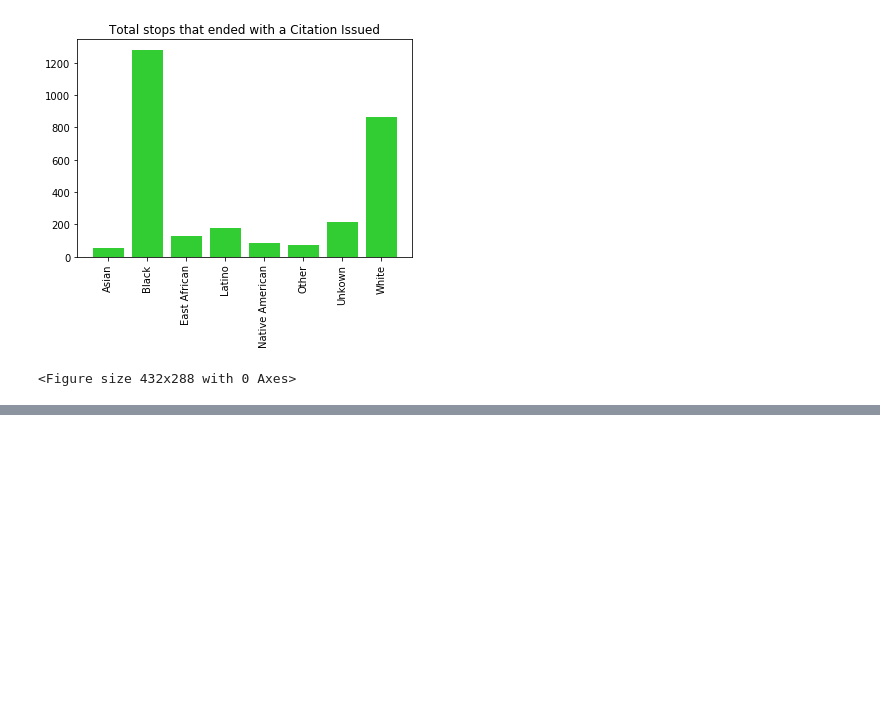
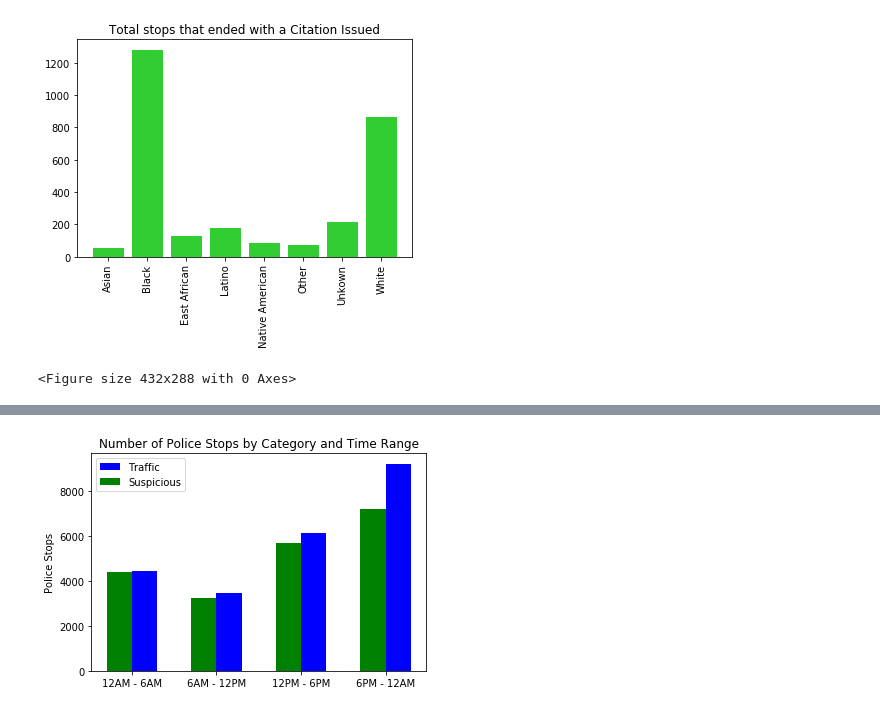
Before and after one commit to elu267/Project_GroupF, a Jupyter notebook: MN_Stop_Data.ipynb, the cells around one changed output, grey strips where cells are left out. Drawn from its saved outputs; the diff is of its cells as text; code cells hidden in the pictures; blank space fills up the shorter version.

```diff
--- a/MN_Stop_Data.ipynb
+++ b/MN_Stop_Data.ipynb
@@ -977,0 +1006,13 @@ plt.savefig('PNG_files/citations_without_vechicle_search.png')
+# %%
+# Dual-Category bar chart: Number of Police Stops by Category and Time Range
+ax = plt.subplot()
+plt.title('Number of Police Stops by Category and Time Range')
+w1 = 0.3
+w2 = -0.3
+ax.bar(x, y, width=w1,color='b',align='edge', label="Traffic")
+ax.bar(x, z, width=w2,color='g',align='edge', label="Suspicious")
+ax.legend()
+plt.ylabel("Police Stops")
+plt.savefig('PNG_files/Number of Police Stops by Category and Time Range.png')
+# %% [output]
+[figure, added]
```
Also changed, not shown: parts of 3 cells of this notebook.
